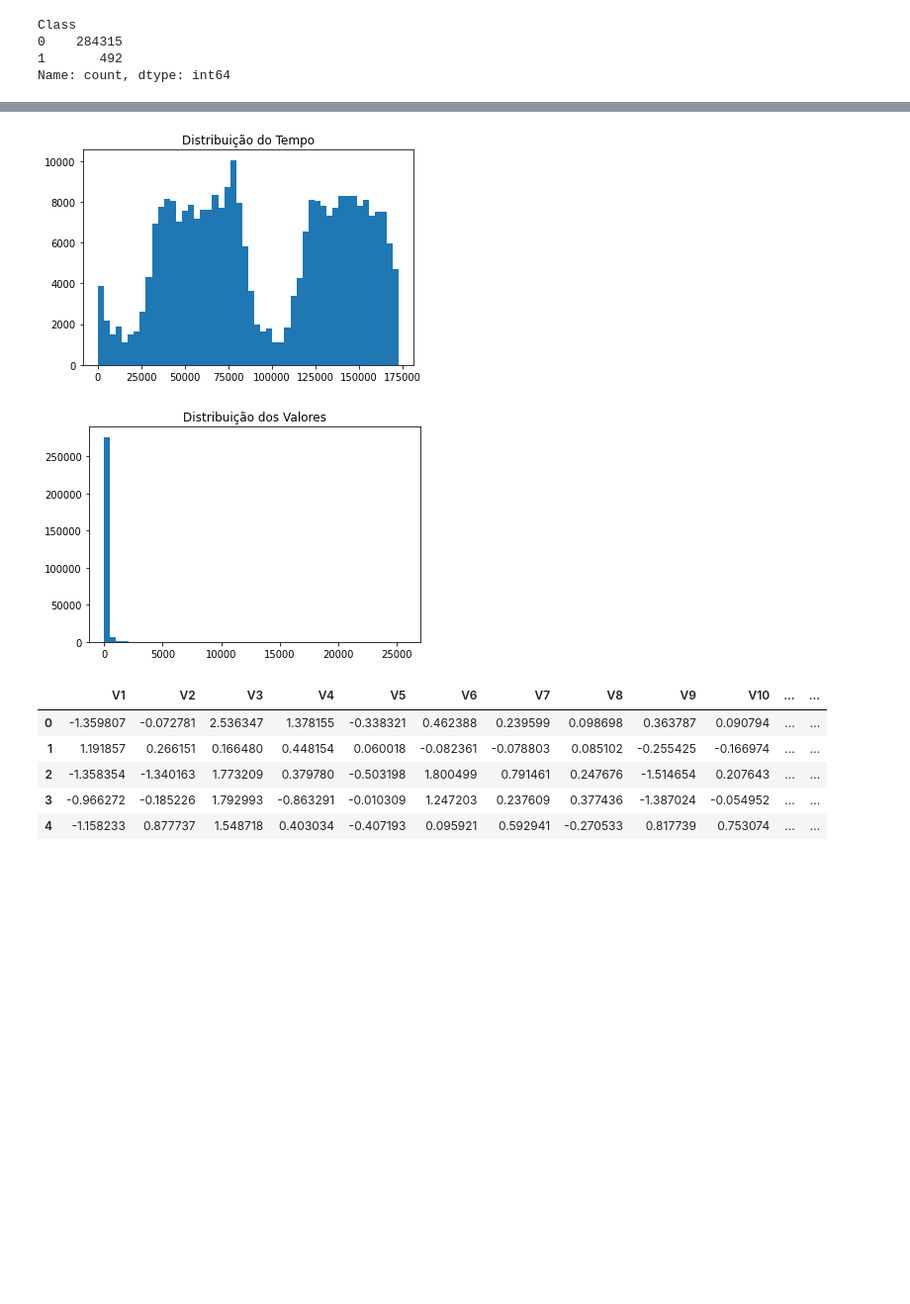
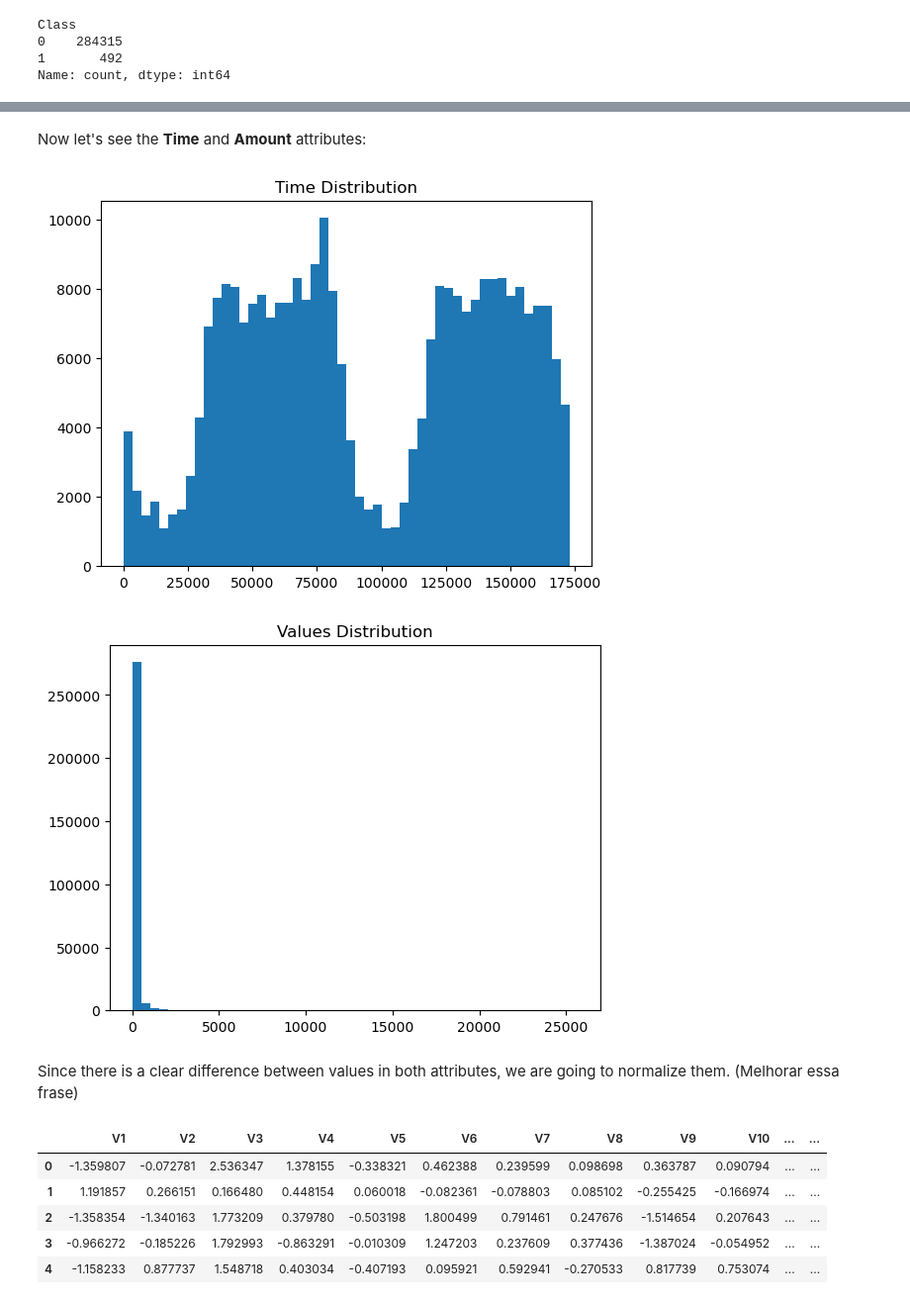
Before and after one commit to MatheusBissacot/DeusExMachina, a Jupyter notebook: Technical_component.ipynb, the cells around one changed output, grey strips where cells are left out. Shown: that part at 99% size. Saved outputs shown, nothing was run; the diff lists cells and outputs as text; code cells hidden in the pictures; blank space fills up the shorter version.

```diff
--- a/Technical_component.ipynb
+++ b/Technical_component.ipynb
@@ -75,14 +105,18 @@ plt.show()
+# %% [markdown]
+Now let's see the **Time** and **Amount** attributes:
 # %%
 plt.hist(df_credit['Time'], bins=50)
-plt.title('Distribuição do Tempo')
+plt.title('Time Distribution')
 plt.show()
 
 plt.hist(df_credit['Amount'], bins=50)
-plt.title('Distribuição dos Valores')
+plt.title('Values Distribution')
 plt.show()
 # %% [output]
-[figure, old version]
+[figure, new version]
-[figure, old version]
+[figure, new version]
+# %% [markdown]
+Since there is a clear difference between values in both attributes, we are going to normalize them. (Melhorar essa frase)
 # %%
 df_credit['Amount_Scaled'] = StandardScaler().fit_transform(df_credit['Amount'].values.reshape(-1, 1))
 df_credit['Time_Scaled'] = StandardScaler().fit_transform(df_credit['Time'].values.reshape(-1, 1))
```
Also changed, not shown: parts of 65 cells of this notebook.
